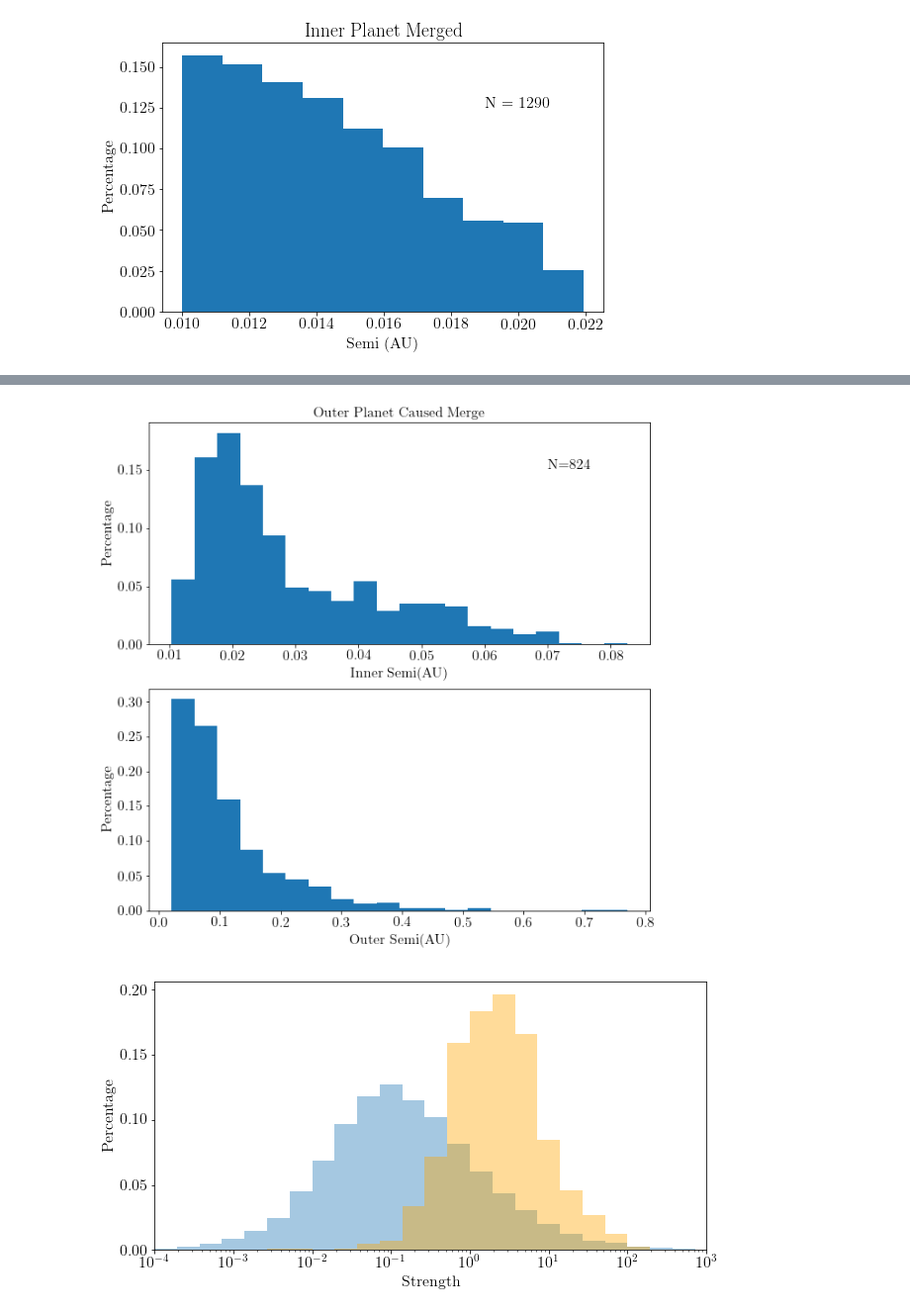
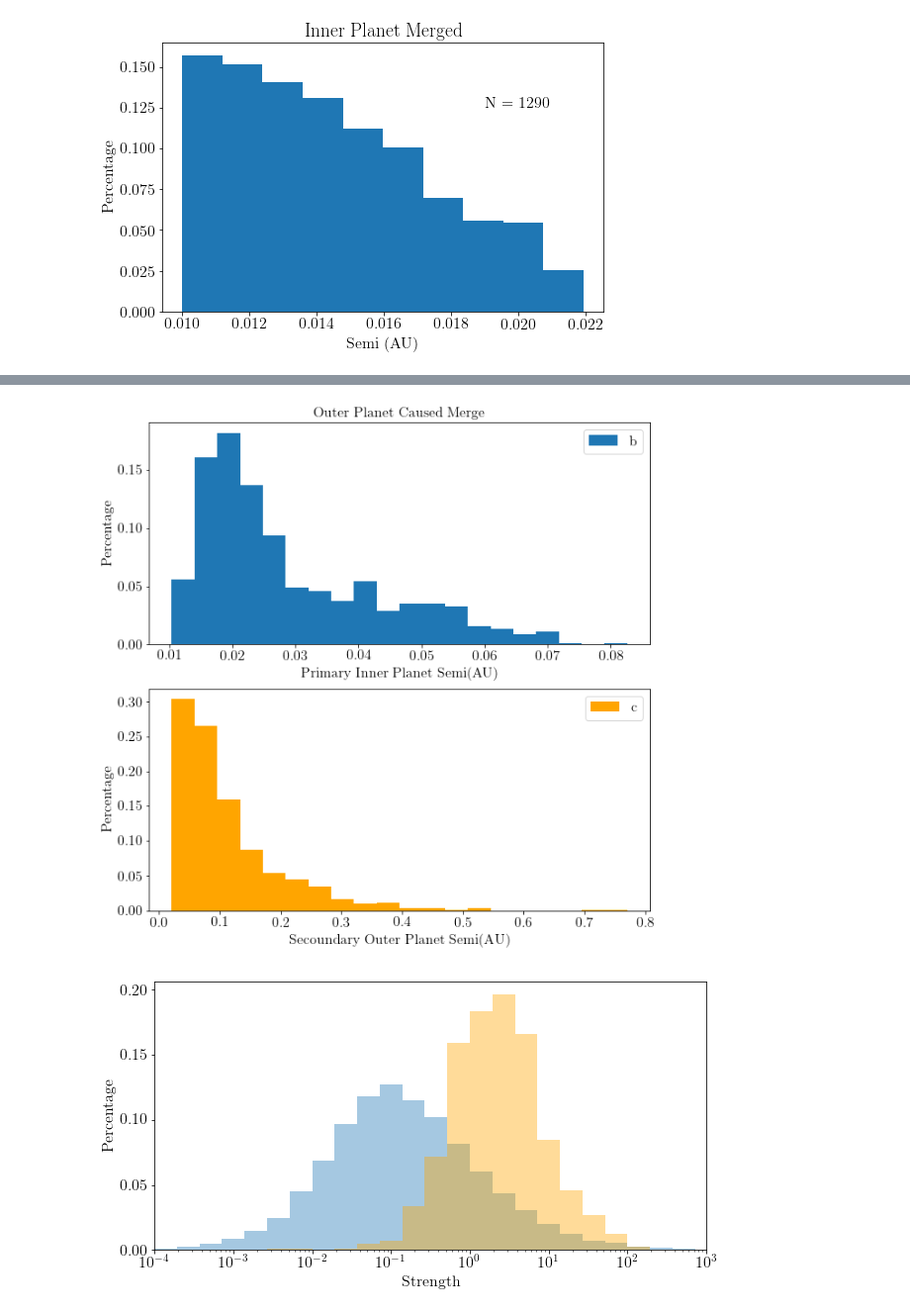
Before and after one commit to dm1681/MergingPerts, a Jupyter notebook: fig_gen.ipynb, the cells around one changed output, grey strips where cells are left out. Shown: that part at 99% size. Cells and saved outputs as stored; diff of their text form; code cells hidden in the pictures.

```diff
--- a/fig_gen.ipynb
+++ b/fig_gen.ipynb
@@ -784,27 +790,27 @@ distorb_caused_merge
 # %%
 def make_eqorb_merge_eq_nomerge_hist(orb_merge_eq_nomerge_data, bins = 20):
     # we want to make a histogram of semi_b
     semi_b = orb_merge_eq_nomerge_data['semi_b_0']
     semi_c = orb_merge_eq_nomerge_data['semi_c_0']
 
     fig,ax = plt.subplots(2,1)
     fig.set_size_inches(10,10)
-    ax[0].hist(semi_b, bins=bins, weights = np.zeros_like(semi_b)+1./semi_b.size)
-    ax[0].set_xlabel("Inner Semi(AU)", fontsize=16)
+    ax[0].hist(semi_b, bins=bins, weights = np.zeros_like(semi_b)+1./semi_b.size, label='b')
+    ax[0].set_xlabel("Primary Inner Planet Semi(AU)", fontsize=16)
     ax[0].set_ylabel("Percentage", fontsize=16)
     ax[0].set_title("Outer Planet Caused Merge", fontsize=16)
-    #ax[0].set(xlabel="Inner Semi(AU)", ylabel="Percentage(\%)", title="Outer Planet Caused Merge")
-    ax[0].text(0.07,0.15,"N=%i"%semi_b.shape[0], fontsize=16)
+    ax[0].legend(loc=0)
 
-    ax[1].hist(semi_c, bins=bins, weights = np.zeros_like(semi_c)+1./semi_c.size)
+    ax[1].hist(semi_c, bins=bins, weights = np.zeros_like(semi_c)+1./semi_c.size, color='orange', label='c')
     ax[1].set_xlabel("Outer Semi(Au)", fontsize=16)
     ax[1].set_ylabel("Percentage", fontsize=16)
-    ax[1].set(xlabel="Outer Semi(AU)", ylabel="Percentage")
+    ax[1].set(xlabel="Secoundary Outer Planet Semi(AU)", ylabel="Percentage")
+    ax[1].legend(loc=0)
     fig.savefig("./figs/outer_planet_merge.png", bbox_inches='tight',dpi=plot_dpi)
 
 make_eqorb_merge_eq_nomerge_hist(distorb_caused_merge)
 # %% [output]
-[figure, old version]
+[figure, new version]
 # %%
 # the addition of an outer planet can extend the distance at which the inner planet can merge.
 # cool!!
```
Also changed, not shown: parts of 11 cells of this notebook, 1 other file.
